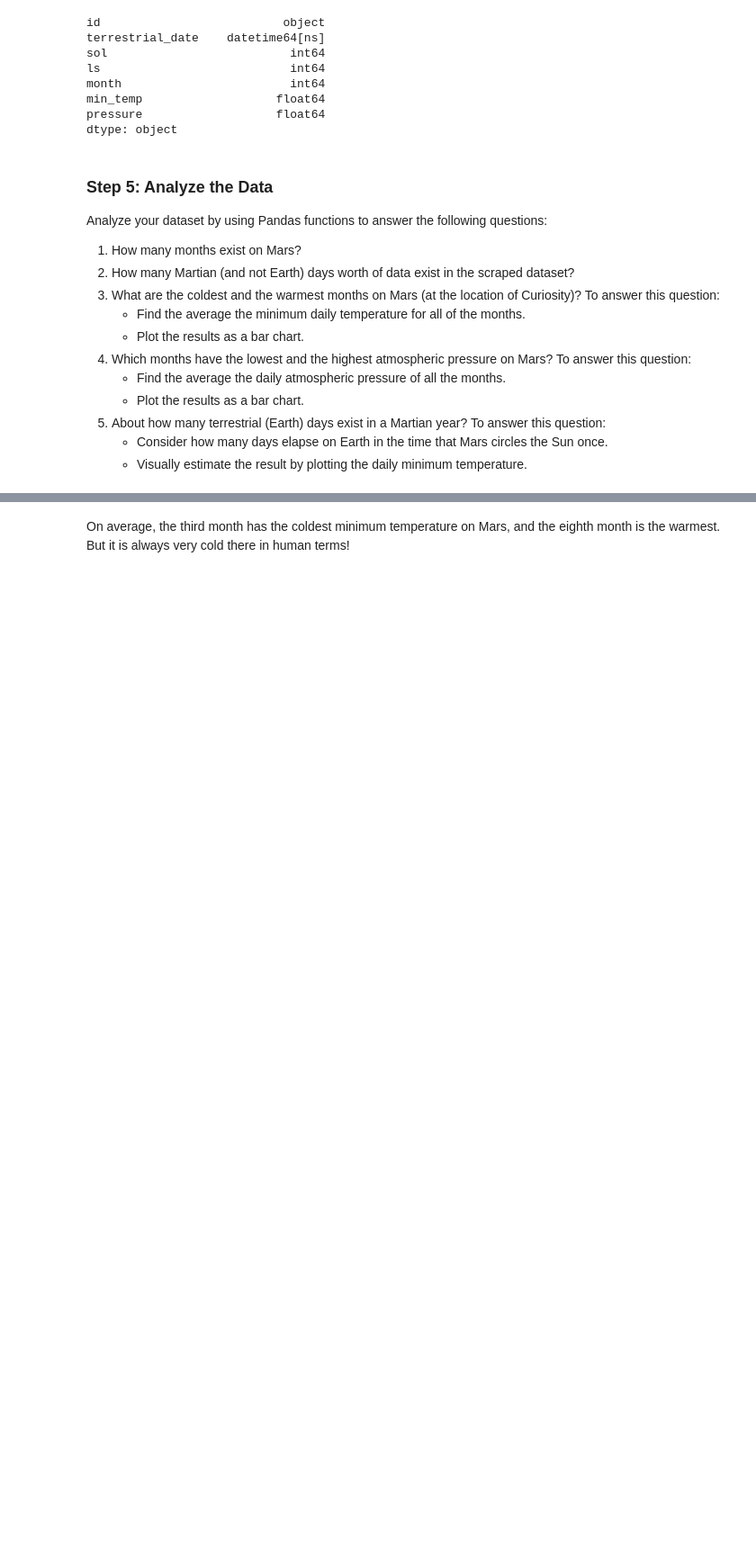
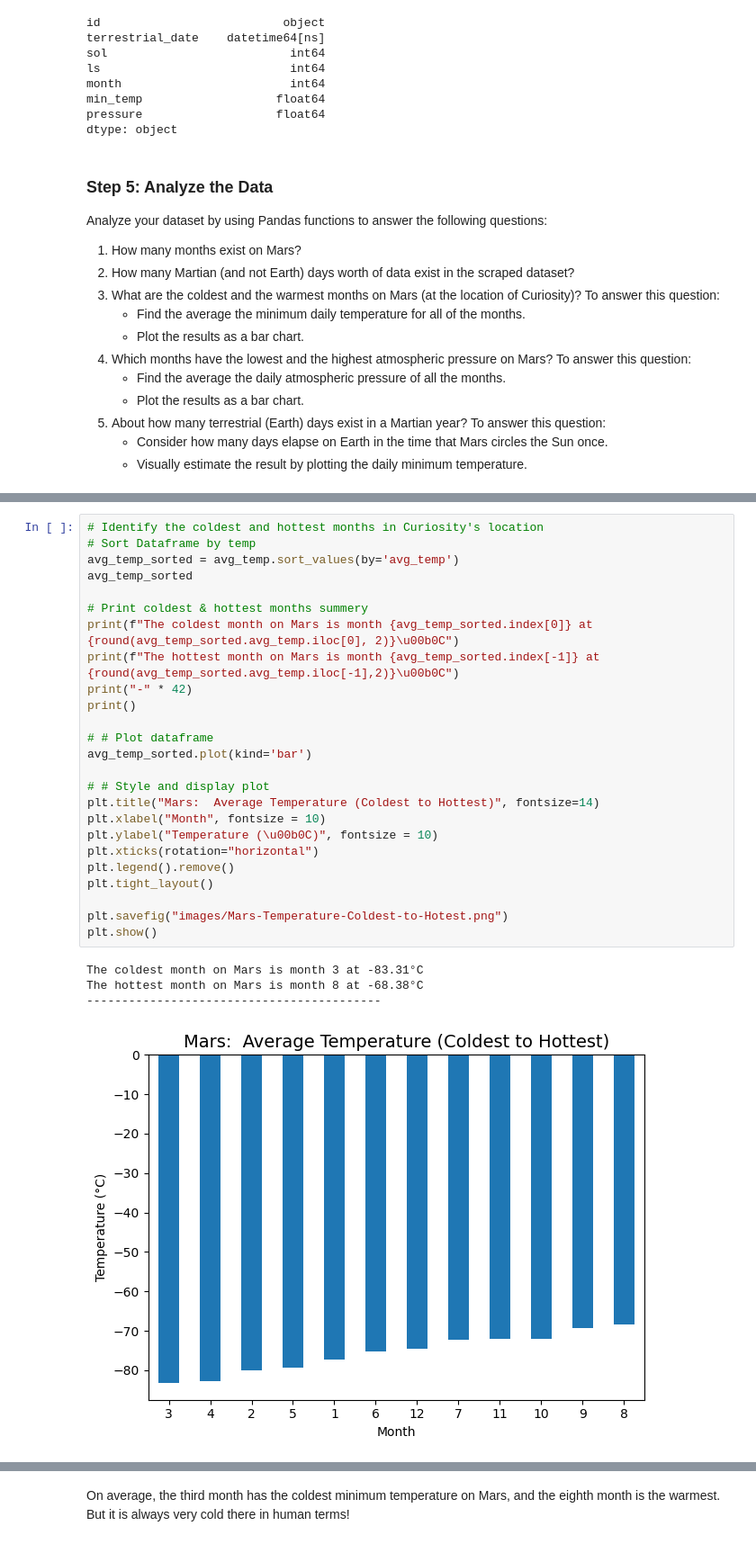
Before and after one commit to byTravis/Module11_Web-Scraping-Challenge, a Jupyter notebook: part_2_mars_weather.ipynb, the cells around one changed output, grey strips where cells are left out. Shown: that part at 90% size. Saved outputs shown, nothing was run; the diff lists cells and outputs as text; blank space fills up the shorter version.

```diff
--- a/part_2_mars_weather.ipynb
+++ b/part_2_mars_weather.ipynb
@@ -175,2 +197,32 @@ Name: min_temp, dtype: float64
+# %%
+# Identify the coldest and hottest months in Curiosity's location
+# Sort Dataframe by temp
+avg_temp_sorted = avg_temp.sort_values(by='avg_temp')
+avg_temp_sorted
+
+# Print coldest & hottest months summery
+print(f"The coldest month on Mars is month {avg_temp_sorted.index[0]} at {round(avg_temp_sorted.avg_temp.iloc[0], 2)}\u00b0C")
+print(f"The hottest month on Mars is month {avg_temp_sorted.index[-1]} at {round(avg_temp_sorted.avg_temp.iloc[-1],2)}\u00b0C")
+print("-" * 42)
+print()
+
+# # Plot dataframe
+avg_temp_sorted.plot(kind='bar')
+
+# # Style and display plot
+plt.title("Mars:  Average Temperature (Coldest to Hottest)", fontsize=14)
+plt.xlabel("Month", fontsize = 10)
+plt.ylabel("Temperature (\u00b0C)", fontsize = 10)
+plt.xticks(rotation="horizontal")
+plt.legend().remove()
+plt.tight_layout()
+
+plt.savefig("images/Mars-Temperature-Coldest-to-Hotest.png")
+plt.show()
+# %% [output]
+The coldest month on Mars is month 3 at -83.31°C
+The hottest month on Mars is month 8 at -68.38°C
+------------------------------------------
+[figure, added]
 # %%
 # 4. Average pressure by Martian month
```
Also changed, not shown: parts of 12 cells of this notebook, 5 other files.
